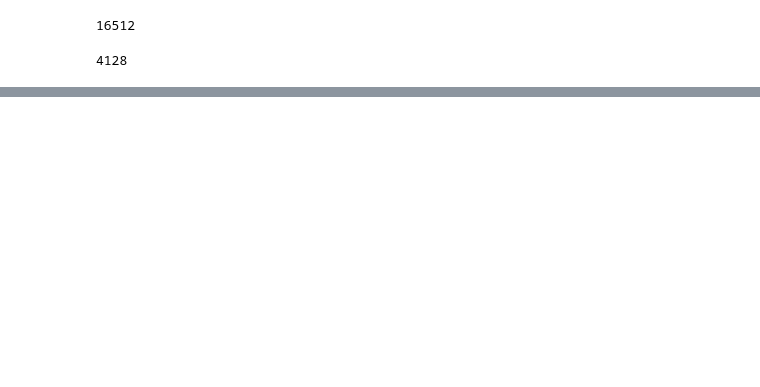
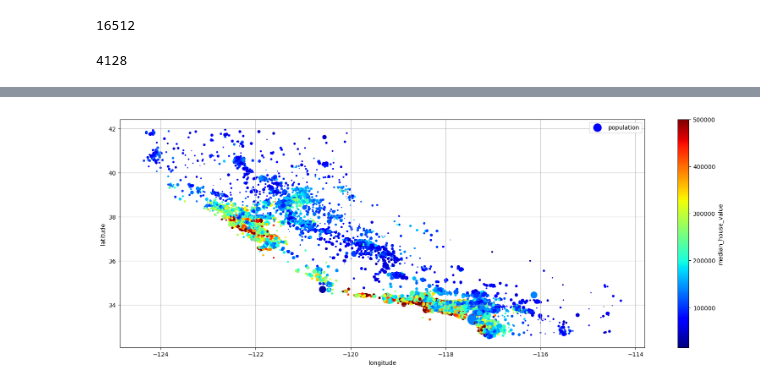
Before and after one commit to devinsomniac/Hands_on-Machine-Learning-with-Scikit-Learn-Keras-and-Tensorflow, a Jupyter notebook: Chapter_2/Chapter_2.ipynb, the cells around one changed output, grey strips where cells are left out. Cells and saved outputs as stored; diff of their text form; code cells hidden in the pictures; blank space fills up the shorter version.

```diff
--- a/Chapter_2/Chapter_2.ipynb
+++ b/Chapter_2/Chapter_2.ipynb
@@ -125,0 +188,19 @@ len(test_set)
+# %%
+housing_with_id.plot(
+    kind="scatter",
+    x="longitude",
+    y="latitude",
+    grid=True,
+    s=housing_with_id["population"] / 100,
+    label="population",
+    c="median_house_value",
+    cmap="jet",
+    colorbar=True,
+    legend=True,
+    sharex=False,
+    figsize=(20, 7)
+)
+
+plt.show()
+# %% [output]
+[figure, added]
```
Also changed, not shown: parts of 23 cells of this notebook.
